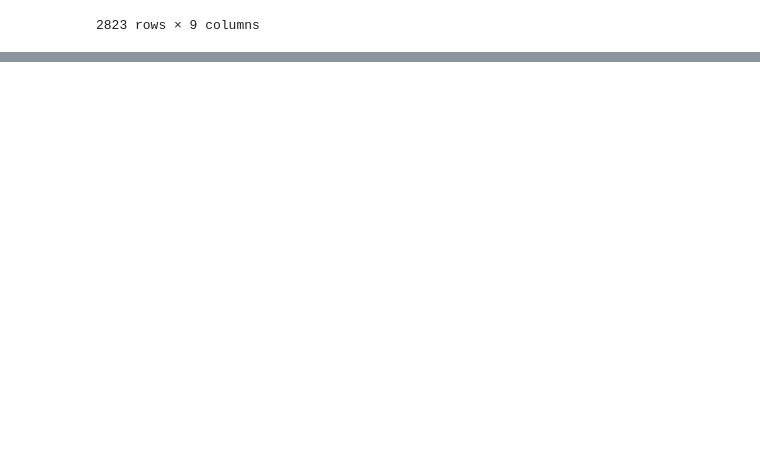
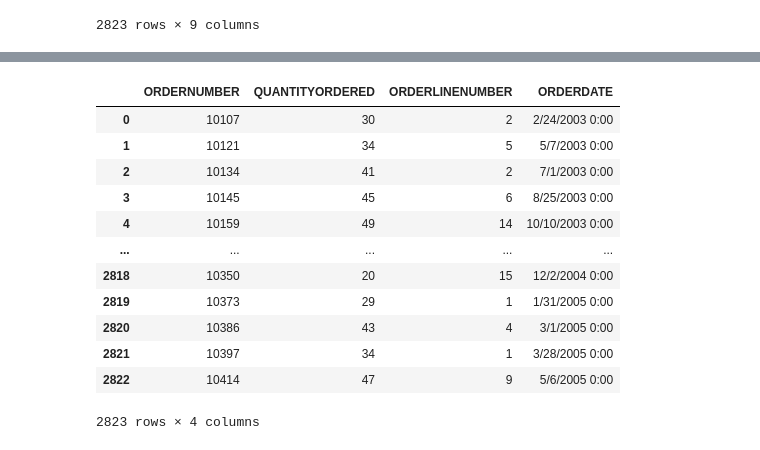
Before and after one commit to SaidGandur01/data-analysis-python, a Jupyter notebook: Sesion2/2.Pandas_sales.ipynb, the cells around one changed output, grey strips where cells are left out. Drawn from its saved outputs; the diff is of its cells as text; code cells hidden in the pictures; blank space fills up the shorter version.

```diff
--- a/Sesion2/2.Pandas_sales.ipynb
+++ b/Sesion2/2.Pandas_sales.ipynb
@@ -158,0 +196,17 @@ df_sales.select_dtypes(include=['float', 'int'])
+# %%
+# Filtrar columnas
+df_sales.filter(like="ORDER")
+# %% [output]
+|  | ORDERNUMBER | QUANTITYORDERED | ORDERLINENUMBER | ORDERDATE |
+| 0 | 10107 | 30 | 2 | 2/24/2003 0:00 |
+| 1 | 10121 | 34 | 5 | 5/7/2003 0:00 |
+| 2 | 10134 | 41 | 2 | 7/1/2003 0:00 |
+| 3 | 10145 | 45 | 6 | 8/25/2003 0:00 |
+| 4 | 10159 | 49 | 14 | 10/10/2003 0:00 |
+| ... | ... | ... | ... | ... |
+| 2818 | 10350 | 20 | 15 | 12/2/2004 0:00 |
+| 2819 | 10373 | 29 | 1 | 1/31/2005 0:00 |
+| 2820 | 10386 | 43 | 4 | 3/1/2005 0:00 |
+| 2821 | 10397 | 34 | 1 | 3/28/2005 0:00 |
+| 2822 | 10414 | 47 | 9 | 5/6/2005 0:00 |
+2823 rows × 4 columns
```
Also changed, not shown: parts of 8 cells of this notebook.
